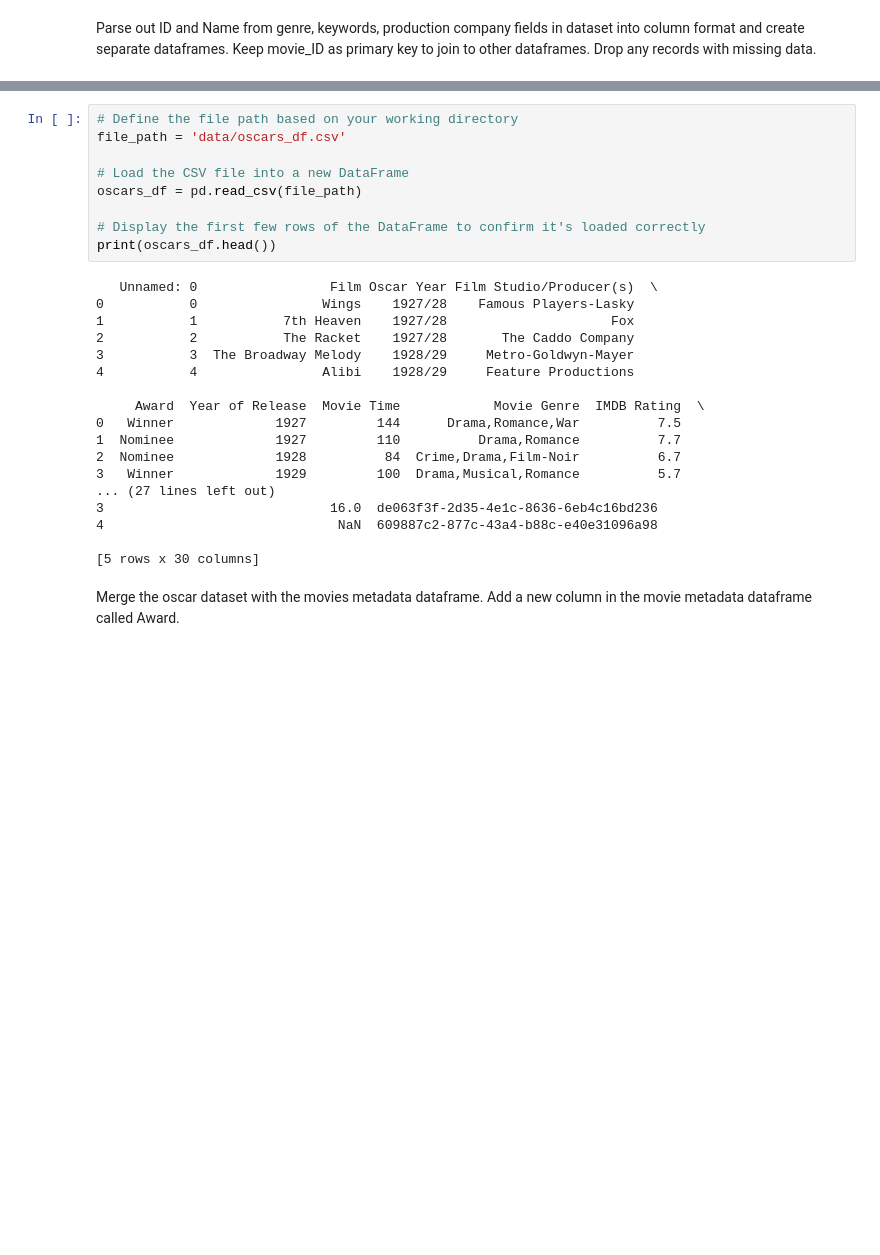
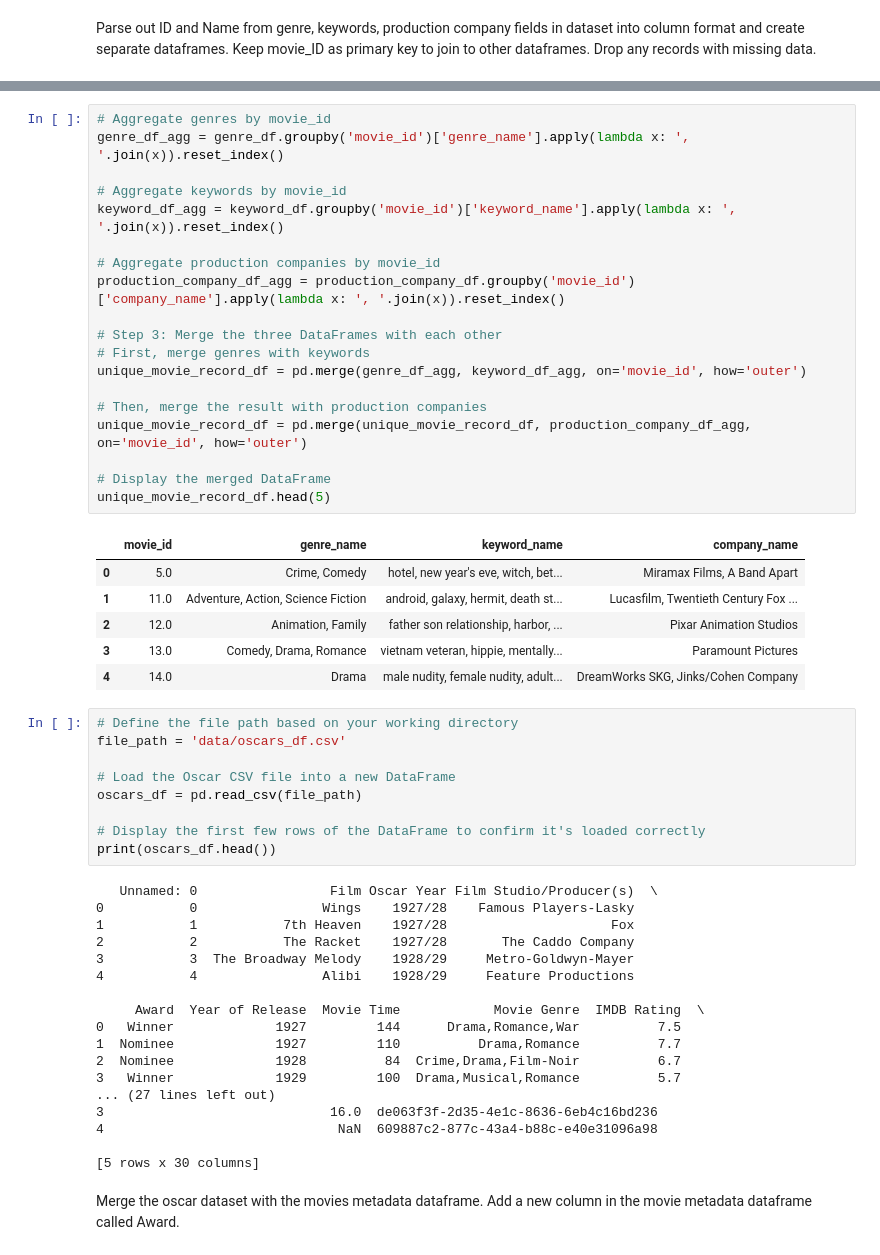
Before and after one commit to riosrose/UCB_project4_group6, a Jupyter notebook: cleaned_up.ipynb, the cells around one changed output, grey strips where cells are left out. Cells and saved outputs as stored; diff of their text form; blank space fills up the shorter version.

```diff
--- a/cleaned_up.ipynb
+++ b/cleaned_up.ipynb
@@ -294,8 +276,34 @@ Keywords DataFrame:
+# %%
+# Aggregate genres by movie_id
+genre_df_agg = genre_df.groupby('movie_id')['genre_name'].apply(lambda x: ', '.join(x)).reset_index()
+
+# Aggregate keywords by movie_id
+keyword_df_agg = keyword_df.groupby('movie_id')['keyword_name'].apply(lambda x: ', '.join(x)).reset_index()
+
+# Aggregate production companies by movie_id
+production_company_df_agg = production_company_df.groupby('movie_id')['company_name'].apply(lambda x: ', '.join(x)).reset_index()
+
+# Step 3: Merge the three DataFrames with each other
+# First, merge genres with keywords
+unique_movie_record_df = pd.merge(genre_df_agg, keyword_df_agg, on='movie_id', how='outer')
+
+# Then, merge the result with production companies
+unique_movie_record_df = pd.merge(unique_movie_record_df, production_company_df_agg, on='movie_id', how='outer')
+
+# Display the merged DataFrame
+unique_movie_record_df.head(5)
+# %% [output]
+|  | movie_id | genre_name | keyword_name | company_name |
+| 0 | 5.0 | Crime, Comedy | hotel, new year's eve, witch, bet... | Miramax Films, A Band Apart |
+| 1 | 11.0 | Adventure, Action, Science Fiction | android, galaxy, hermit, death st... | Lucasfilm, Twentieth Century Fox ... |
+| 2 | 12.0 | Animation, Family | father son relationship, harbor, ... | Pixar Animation Studios |
+| 3 | 13.0 | Comedy, Drama, Romance | vietnam veteran, hippie, mentally... | Paramount Pictures |
+| 4 | 14.0 | Drama | male nudity, female nudity, adult... | DreamWorks SKG, Jinks/Cohen Company |
 # %%
 # Define the file path based on your working directory
 file_path = 'data/oscars_df.csv'
 
-# Load the CSV file into a new DataFrame
+# Load the Oscar CSV file into a new DataFrame
 oscars_df = pd.read_csv(file_path)
 
 # Display the first few rows of the DataFrame to confirm it's loaded correctly
```
Also changed, not shown: parts of 31 cells of this notebook, 1 other file.
